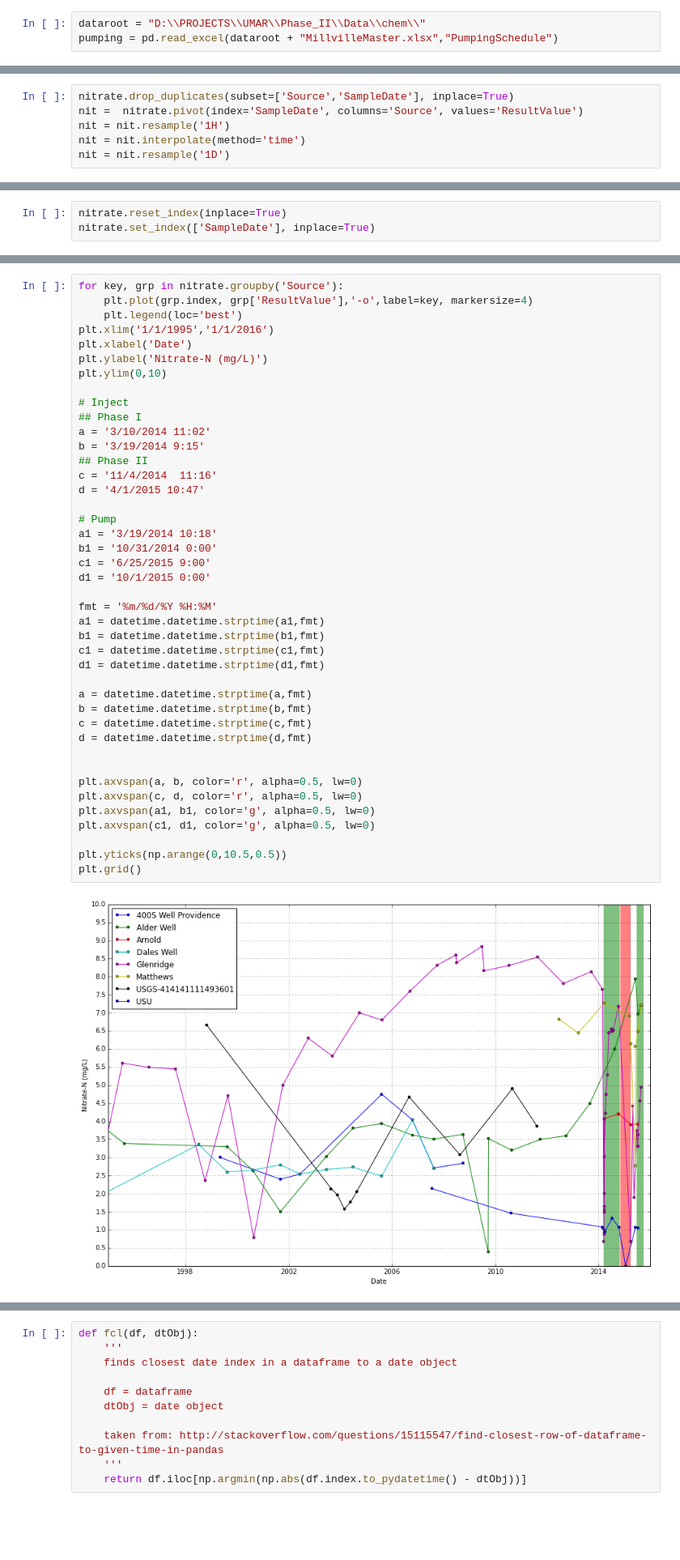
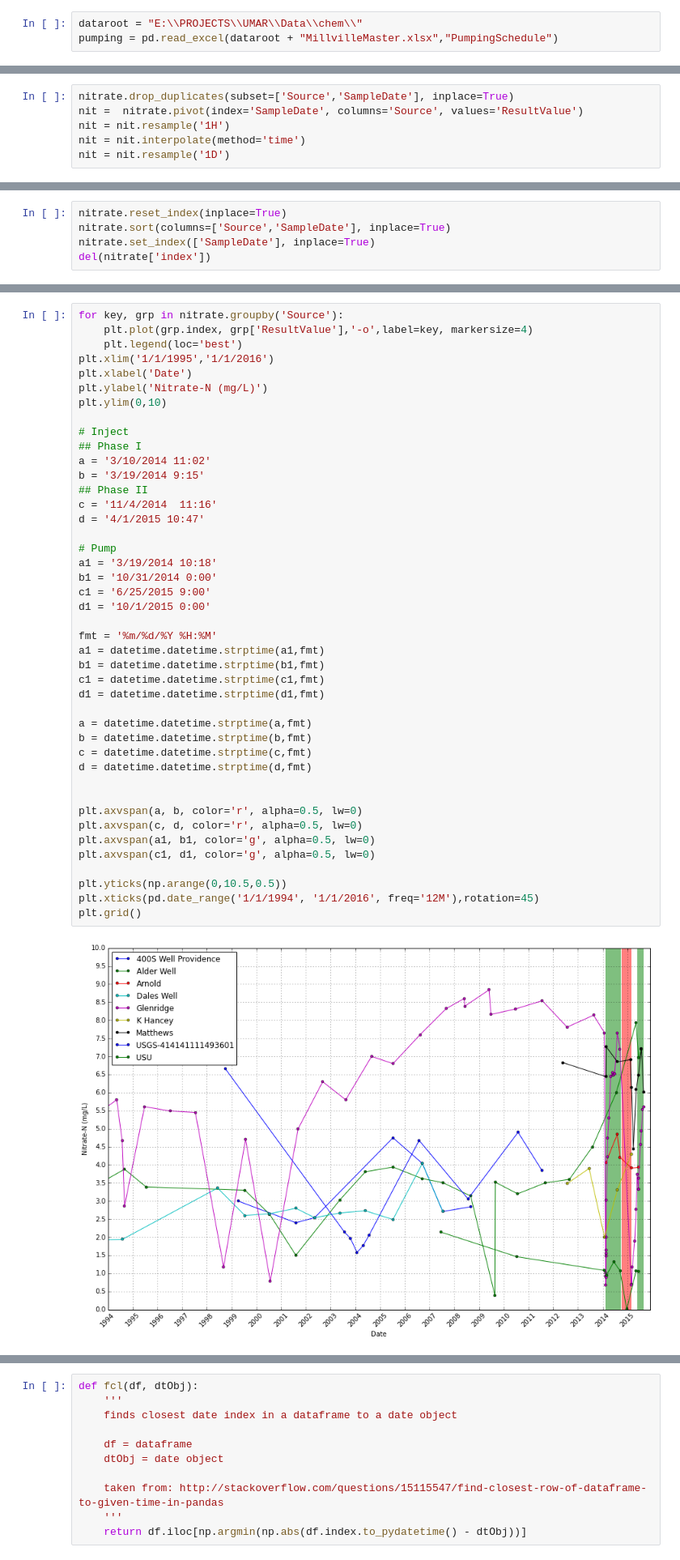
Before and after one commit to inkenbrandt/UMAR, a Jupyter notebook: Graphs.ipynb, the cells around one changed output, grey strips where cells are left out. Shown at 81% size. Drawn from its saved outputs; the diff is of its cells as text; blank space fills up the shorter version.

```diff
--- a/Graphs.ipynb
+++ b/Graphs.ipynb
@@ -7,7 +7,7 @@ import datetime
 from pylab import rcParams
 rcParams['figure.figsize'] = 15, 10
 # %%
-dataroot = "D:\\PROJECTS\\UMAR\\Phase_II\\Data\\chem\\"
+dataroot = "E:\\PROJECTS\\UMAR\\Data\\chem\\"
 pumping = pd.read_excel(dataroot + "MillvilleMaster.xlsx","PumpingSchedule")
 # %%
 pumping.columns
@@ -64,3 +71,5 @@ nit
 # %%
 nitrate.reset_index(inplace=True)
+nitrate.sort(columns=['Source','SampleDate'], inplace=True)
 nitrate.set_index(['SampleDate'], inplace=True)
+del(nitrate['index'])
@@ -178,34 +89,35 @@ b = '3/19/2014 9:15'
 ## Phase II
 c = '11/4/2014  11:16'
 d = '4/1/2015 10:47'
 
 # Pump
 a1 = '3/19/2014 10:18'
 b1 = '10/31/2014 0:00'
 c1 = '6/25/2015 9:00'
 d1 = '10/1/2015 0:00'
 
 fmt = '%m/%d/%Y %H:%M'
 a1 = datetime.datetime.strptime(a1,fmt)
 b1 = datetime.datetime.strptime(b1,fmt)
 c1 = datetime.datetime.strptime(c1,fmt)
 d1 = datetime.datetime.strptime(d1,fmt)
 
 a = datetime.datetime.strptime(a,fmt)
 b = datetime.datetime.strptime(b,fmt)
 c = datetime.datetime.strptime(c,fmt)
 d = datetime.datetime.strptime(d,fmt)
 
 
 plt.axvspan(a, b, color='r', alpha=0.5, lw=0)
 plt.axvspan(c, d, color='r', alpha=0.5, lw=0)
 plt.axvspan(a1, b1, color='g', alpha=0.5, lw=0)
 plt.axvspan(c1, d1, color='g', alpha=0.5, lw=0)
 
 plt.yticks(np.arange(0,10.5,0.5))
+plt.xticks(pd.date_range('1/1/1994', '1/1/2016', freq='12M'),rotation=45)
 plt.grid()
 # %% [output]
-[figure, old version]
+[figure, new version]
 # %%
 import datetime
 for key, grp in nitrate.groupby('Source'):
```
Also changed, not shown: parts of 19 cells of this notebook, 4 other files.
